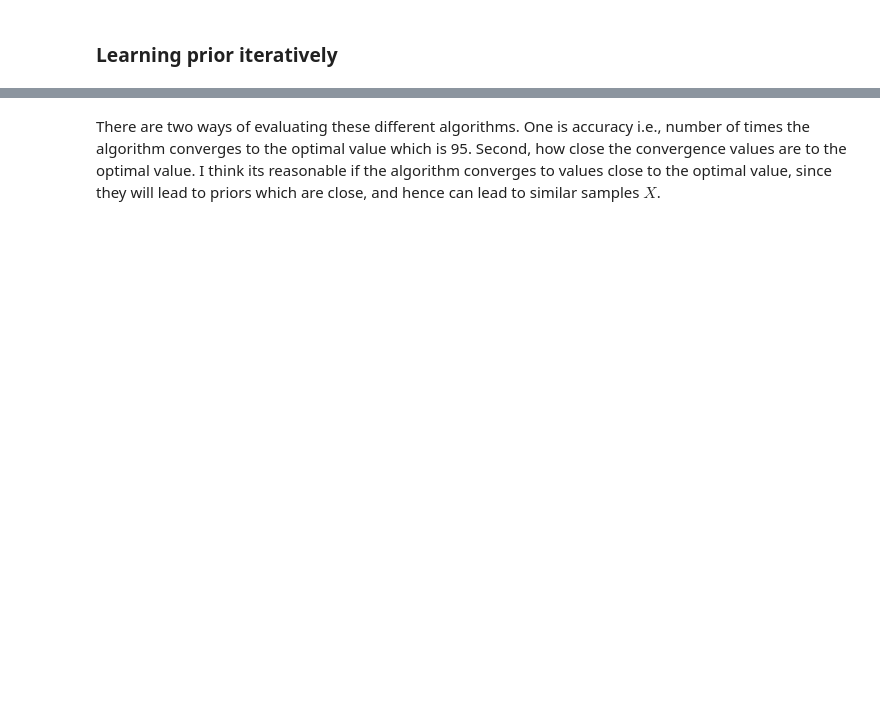
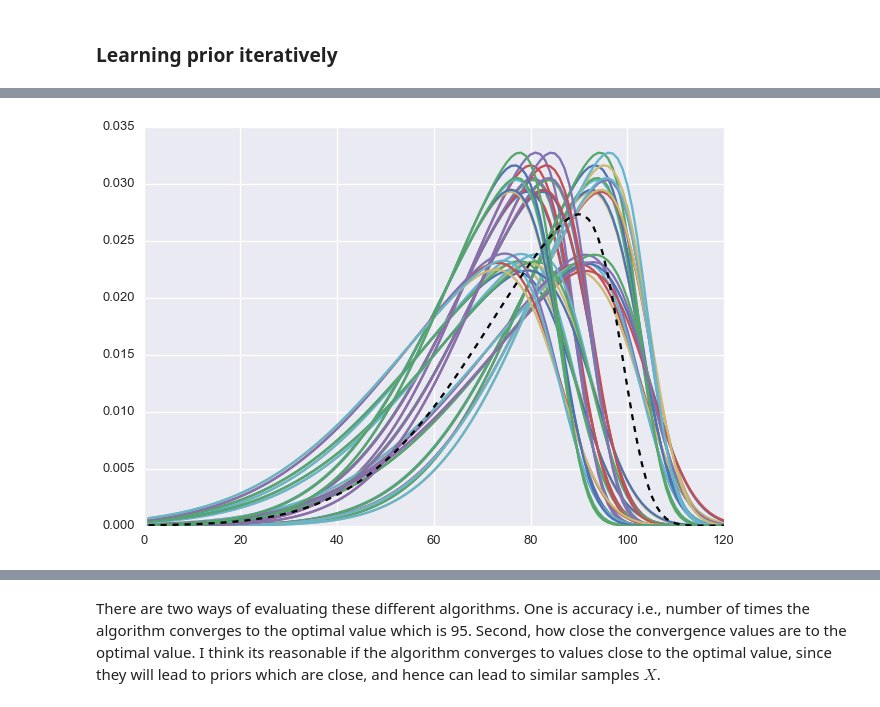
Before and after one commit to s72sue/infer_hyperparam, a Jupyter notebook: fall2017/generalize learning.ipynb, the cells around one changed output, grey strips where cells are left out. Saved outputs shown, nothing was run; the diff lists cells and outputs as text; code cells hidden in the pictures; blank space fills up the shorter version.

```diff
--- a/fall2017/generalize learning.ipynb
+++ b/fall2017/generalize learning.ipynb
@@ -147,36 +158,42 @@ def draw(n_trials, n_samples):
 # %%
 # Start here for basal ganglia
 # rmse pretty low 0.0007 upto 0.04 with 15, 15, 3 samples
 # rmse similar with 10, 10, 3 samples as well.
-alpha = np.random.uniform(95, 105, 2)    #loc or shift
-alpha2 = np.random.uniform(25, 32, 2)    #scale
-alpha3 = np.random.uniform(-8, -4, 1)     #skew
+alpha = np.random.uniform(82, 109, 5)    #loc or shift
+alpha2 = np.random.uniform(20, 37, 5)    #scale
+alpha3 = np.random.uniform(-8, -4, 2)     #skew
+
+#alpha = np.random.uniform(89, 109, 10)    #loc or shift
+#alpha2 = np.random.uniform(17, 37, 10)    #scale
+#alpha3 = np.random.uniform(-8, -4, 3)     #skew
 
 M = len(alpha)*len(alpha2)*len(alpha3)
 plt.figure()
 
 prior = np.zeros((M, max_age))
 l = 0
 for i in alpha:
     for j in alpha2:
         for k in alpha3:
             prior[l, :] =  skew_gauss(k, i, j)    # p(Z)
             prior[l, :] = prior[l, :]/sum(prior[l, :])  # normalize prior
             if l!=100:
                 plt.plot(thetas, prior[l, :])
             l = l+1
 
 np.random.shuffle(prior)
 
 #manually add the optimal prior
 pred_index = 3
 prior[pred_index,:] = skew_gauss(-6, 99, 27)
 prior[pred_index, :] = prior[pred_index, :]/sum(prior[pred_index, :])
 plt.plot(thetas, prior[pred_index, :], 'k--')
 
 # priors conditioned on alpha: p(Z/A)
 pZA = prior
 logpZA = np.log(pZA)
+# %% [output]
+[figure, added]
 # %%
 print M
 #plt.plot(thetas, prior[570, :], 'r--')
```
Also changed, not shown: parts of 19 cells of this notebook.
